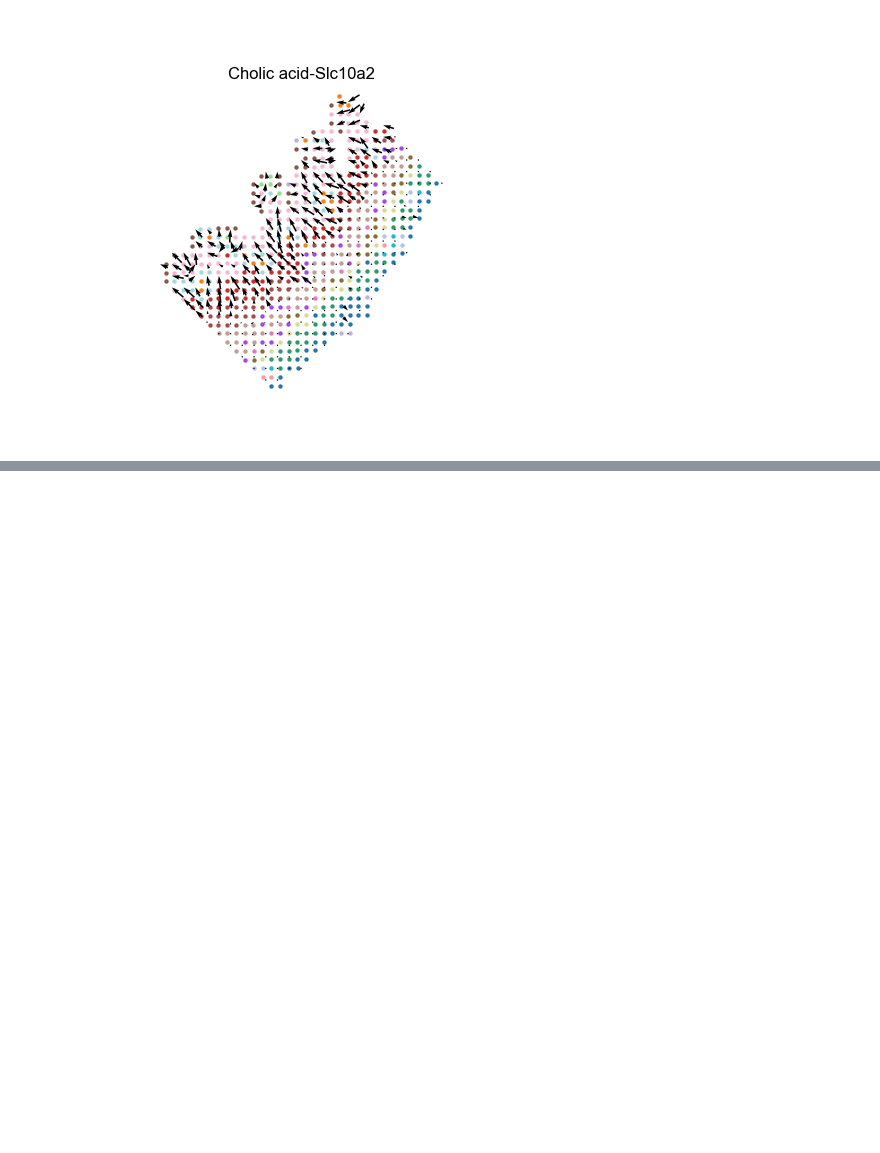
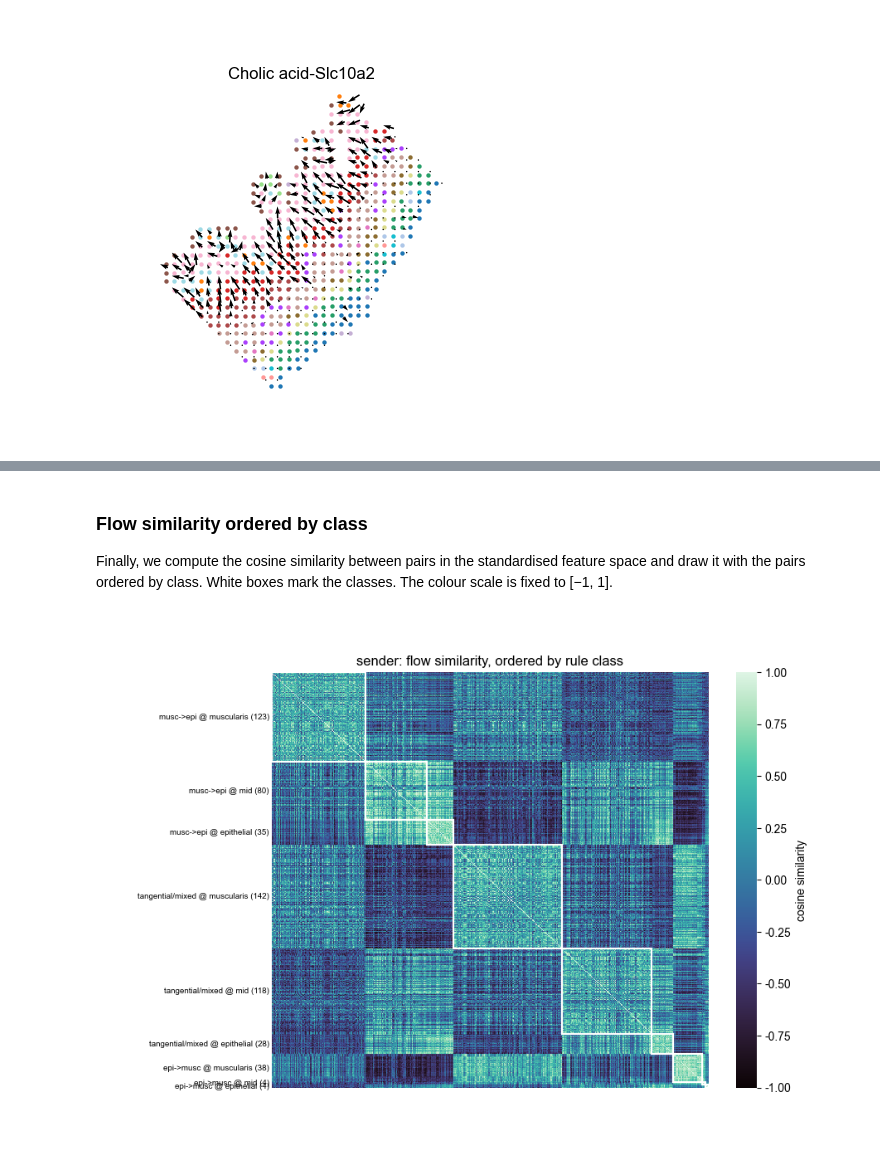
Before and after one commit to SonghaoLuo/MetaChat, a Jupyter notebook: docs/real_data/3_mouse_small_intestine/3.2_mouse_small_intestine_downstream.ipynb, the cells around one changed output, grey strips where cells are left out. Drawn from its saved outputs; the diff is of its cells as text; code cells hidden in the pictures; blank space fills up the shorter version.

```diff
--- a/docs/real_data/3_mouse_small_intestine/3.2_mouse_small_intestine_downstream.ipynb
+++ b/docs/real_data/3_mouse_small_intestine/3.2_mouse_small_intestine_downstream.ipynb
@@ -120,0 +215,18 @@ mc.pl.plot_direction_similarity(
+# %%
+AXIAL_HI, AXIAL_LO = 0.25, -0.25
+LOC_EPI, LOC_MUS = 2.6, 1.4
+
+DIRS = ['musc->epi', 'tangential/mixed', 'epi->musc']
+LOCS = ['muscularis', 'mid', 'epithelial']
+CLASS_ORDER = [f'{d} @ {l}' for d in DIRS for l in LOCS]
+
+def rule_label(r):
+    d = 'musc->epi' if r['axial'] >= AXIAL_HI else ('epi->musc' if r['axial'] <= AXIAL_LO
+                                                    else 'tangential/mixed')
+    l = 'epithelial' if r['mass_center'] >= LOC_EPI else ('muscularis' if r['mass_center'] <= LOC_MUS
+                                                          else 'mid')
+    return f'{d} @ {l}'
+
+df_flow['rule class'] = pd.Categorical(df_flow.apply(rule_label, axis=1),
+                                       categories=CLASS_ORDER, ordered=True)
+df_flow['rule class'].value_counts().reindex(CLASS_ORDER).to_frame('# MS pairs')
@@ -120,0 +245,30 @@ mc.pl.plot_direction_similarity(
+# %% [markdown]
+### Flow similarity ordered by class
+
+Finally, we compute the cosine similarity between pairs in the standardised feature
+space and draw it with the pairs ordered by class. White boxes mark the classes. The
+colour scale is fixed to [−1, 1].
+# %%
+X = StandardScaler().fit_transform(df_flow[feat_cols].values)
+Xn = X / np.maximum(np.linalg.norm(X, axis=1, keepdims=True), 1e-12)
+S = Xn @ Xn.T
+
+lab = df_flow['rule class'].values
+order = np.argsort(lab.codes, kind='stable')
+
+fig, ax = plt.subplots(figsize=(8.5, 6.5))
+sns.heatmap(S[order][:, order], cmap='mako', vmin=-1, vmax=1, ax=ax,
+            xticklabels=False, yticklabels=False,
+            cbar_kws={'label': 'cosine similarity'})
+b = 0
+for c in CLASS_ORDER:
+    k = int((lab == c).sum())
+    if k == 0:
+        continue
+    ax.add_patch(plt.Rectangle((b, b), k, k, fill=False, ec='w', lw=1.6))
+    ax.text(-3, b + k / 2, f'{c} ({k})', ha='right', va='center', fontsize=7)
+    b += k
+ax.set_title(f'{summary}: flow similarity, ordered by rule class')
+plt.show()
+# %% [output]
+[figure, added]
```
Also changed, not shown: parts of 13 cells of this notebook, 8 other files.
